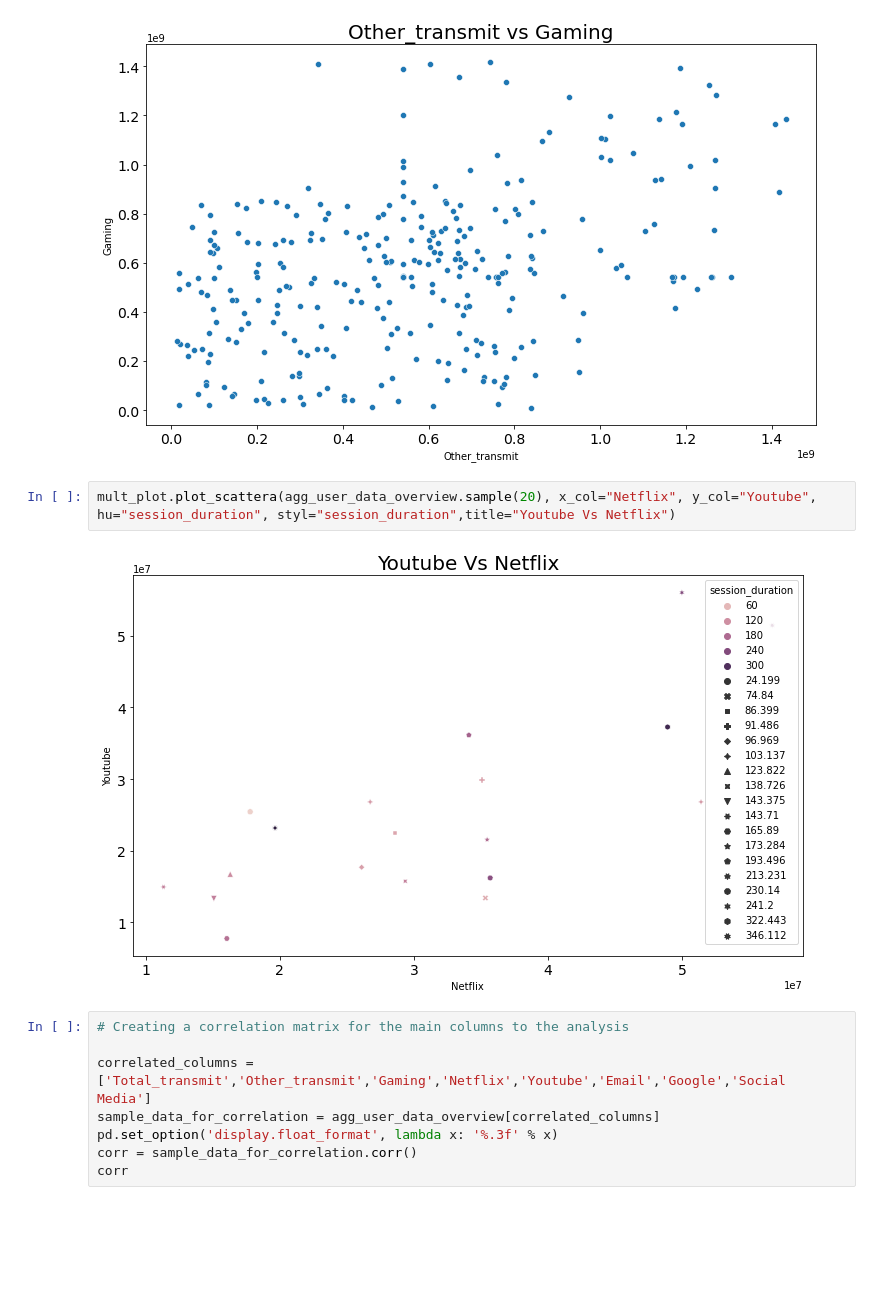
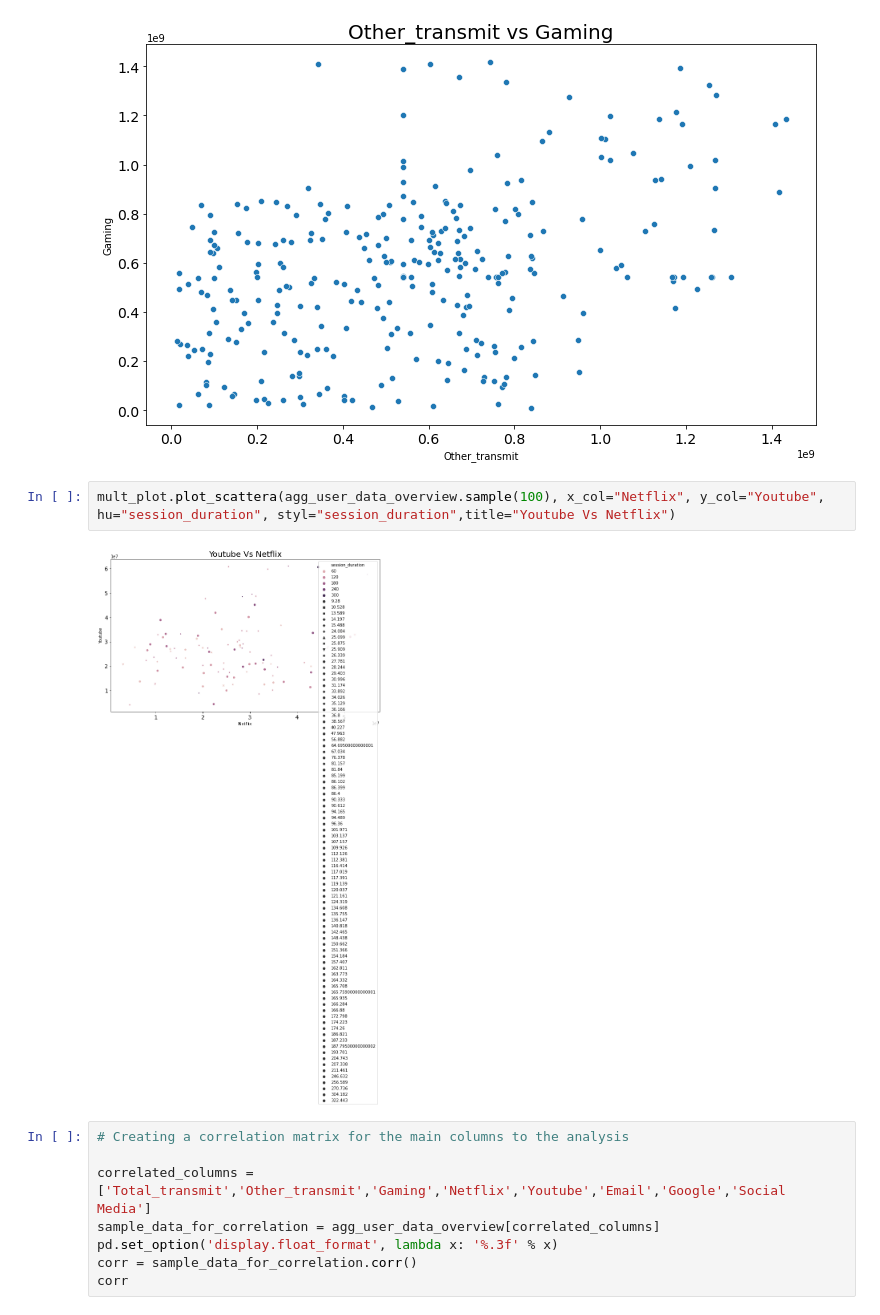
Before and after one commit to dawitasmeroatinafu/DA, a Jupyter notebook: notebooks/User_overview_analysis.ipynb, the cells around one changed output. Saved outputs shown, nothing was run; the diff lists cells and outputs as text; blank space fills up the shorter version.

Commit message:
Mulitvariant plot

```diff
--- a/notebooks/User_overview_analysis.ipynb
+++ b/notebooks/User_overview_analysis.ipynb
@@ -357,10 +357,10 @@ mult_plot.plot_scatter(agg_user_data_overview.sample(300), x_col="Other_transmit
 mult_plot.plot_scatter(agg_user_data_overview.sample(300), x_col="Other_transmit", y_col="Gaming", title="Other_transmit vs Gaming")
 # %% [output]
 [figure]
-# %%
-mult_plot.plot_scattera(agg_user_data_overview.sample(20), x_col="Netflix", y_col="Youtube", hu="session_duration", styl="session_duration",title="Youtube Vs Netflix")
-# %% [output]
-[figure, removed]
+# %%
+mult_plot.plot_scattera(agg_user_data_overview.sample(100), x_col="Netflix", y_col="Youtube", hu="session_duration", styl="session_duration",title="Youtube Vs Netflix")
+# %% [output]
+[figure, added]
 # %%
 # Creating a correlation matrix for the main columns to the analysis
 
```
Also changed, not shown: parts of 2 cells of this notebook.
